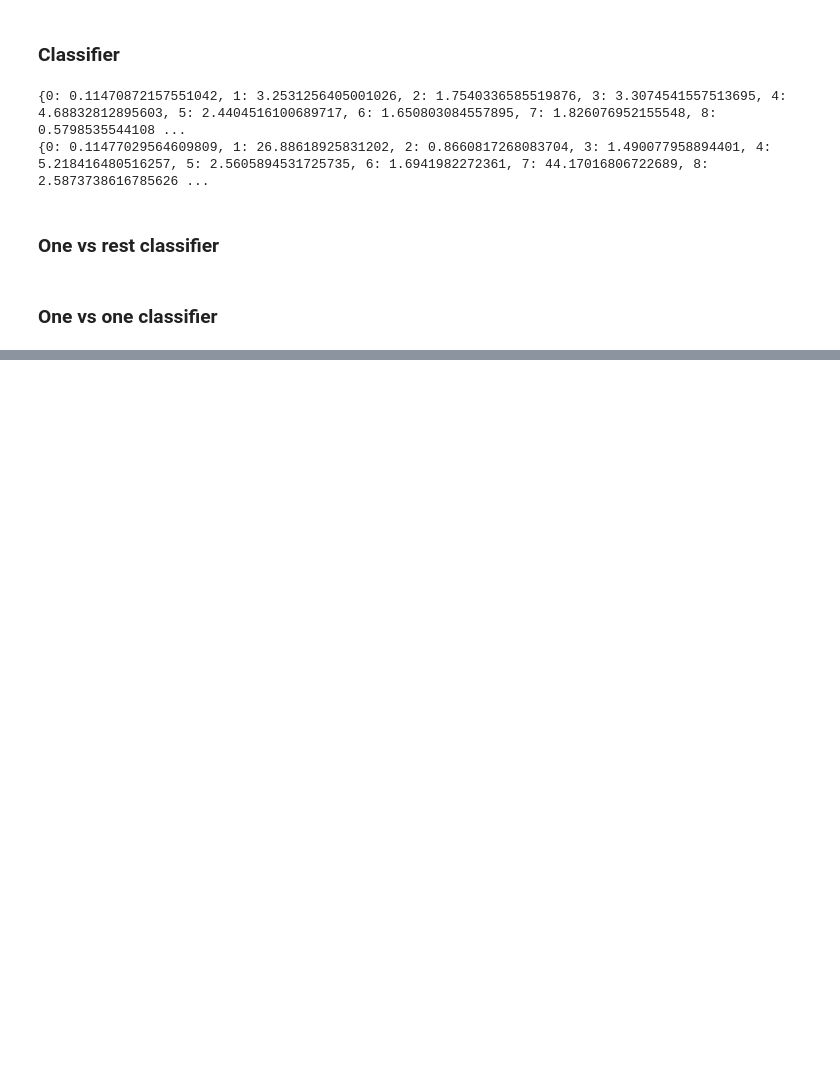
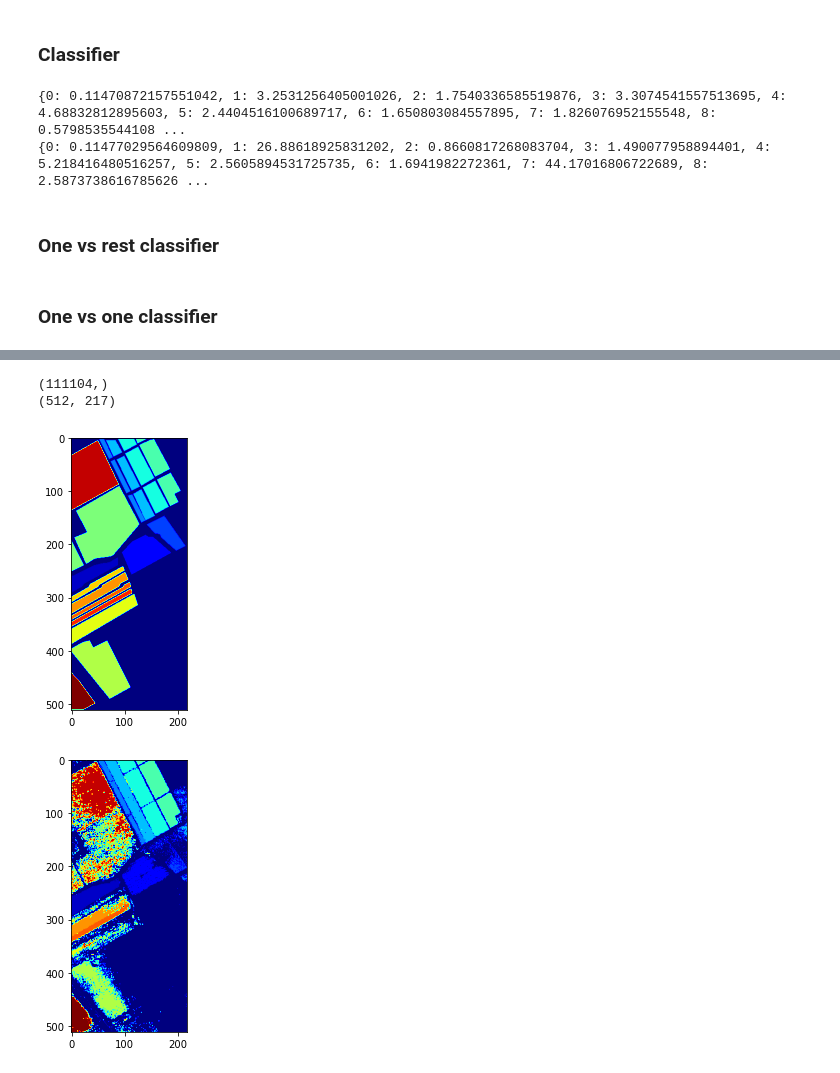
Before and after one commit to DarkPaquito/iml-project, a Jupyter notebook: Project_IML.ipynb, the cells around one changed output, grey strips where cells are left out. Drawn from its saved outputs; the diff is of its cells as text; code cells hidden in the pictures; blank space fills up the shorter version.

```diff
--- a/Project_IML.ipynb
+++ b/Project_IML.ipynb
@@ -140,12 +137,0 @@ print(X2_pca.shape)
-# %%
-from sklearn.preprocessing import LabelBinarizer
-
-labelBinarizer = LabelBinarizer(sparse_output=False)
-y2_bin = labelBinarizer.fit_transform(Y2)
-columns = y2_bin.T
-
-print(columns.shape)
-print(type(columns))
-print(y2_bin[:10])
-print(columns[3,:10])
-print(columns[0].shape)
@@ -217,2 +137,0 @@ clf = MyClassifier(CalibratedClassifierCV(LinearSVC(random_state=1, max_iter=100
-# %%
-clf.fit(X2, Y2)
@@ -361,0 +307,19 @@ weighted avg       0.67      0.52      0.51     21025
+# %%
+y1_predict = clf.predict(X1)
+print(y1_predict.shape)
+
+y1_predict_reshaped = y1_predict.reshape((salinas_gt.shape))
+print(y1_predict_reshaped.shape)
+
+plt.figure(figsize=(5,5))
+plt.imshow(salinas_gt, cmap='jet')
+plt.show()
+
+plt.figure(figsize=(5,5))
+plt.imshow(y1_predict_reshaped, cmap='jet')
+plt.show()
+# %% [output]
+(111104,)
+(512, 217)
+[figure, added]
+[figure, added]
```
Also changed, not shown: parts of 27 cells of this notebook.
